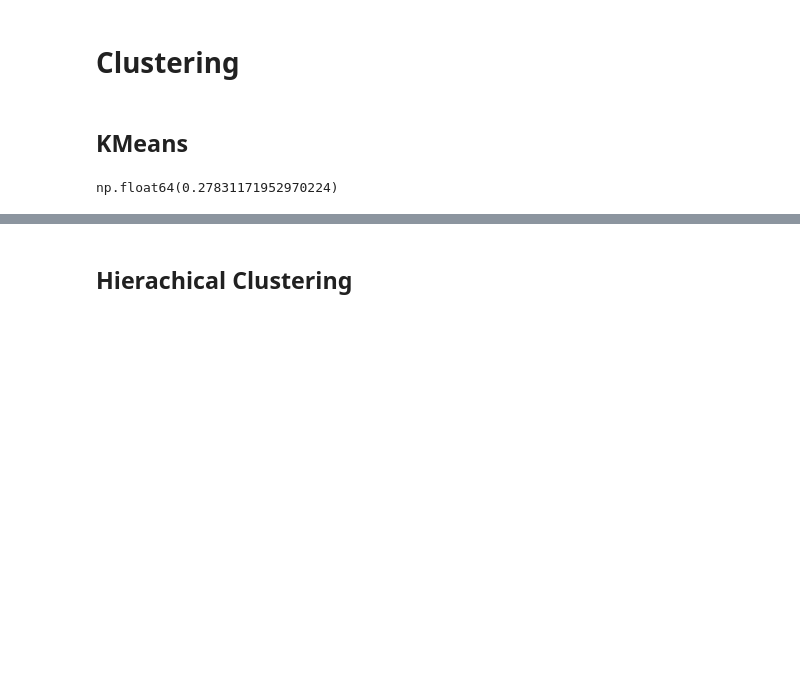
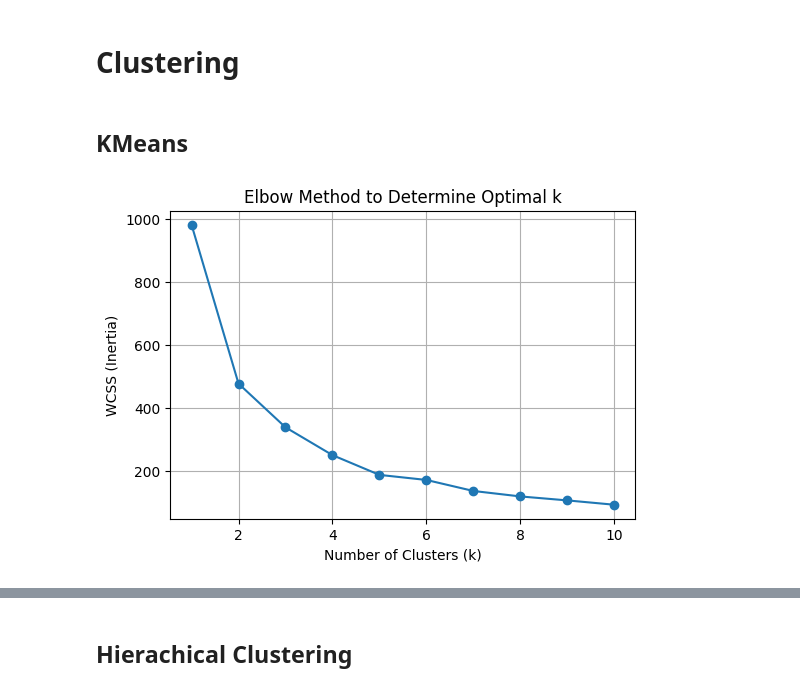
Before and after one commit to alhussienhazem/country-clustering-analysis, a Jupyter notebook: AlhussienHazem_Task_6.ipynb, the cells around one changed output, grey strips where cells are left out. Saved outputs shown, nothing was run; the diff lists cells and outputs as text; code cells hidden in the pictures; blank space fills up the shorter version.

Commit message:
Enhanced clustering analysis with DBSCAN, improved preprocessing, and comprehensive evaluation

```diff
--- a/AlhussienHazem_Task_6.ipynb
+++ b/AlhussienHazem_Task_6.ipynb
@@ -233,4 +256,4 @@ X_train, X_test, Y_train, Y_test = train_test_split(x, y, test_size = 0.2, rando
 # %%
 from sklearn.preprocessing import StandardScaler
 scaler = StandardScaler()
-X_scaled = scaler.fit_transform(data)
+scaled_data = scaler.fit_transform(data)
@@ -237,3 +262,7 @@ X_scaled = scaler.fit_transform(data)
+# %%
+from sklearn.decomposition import PCA
+pca_model = PCA(n_components=2)
+pca_data = pca_model.fit_transform(scaled_data)
 # %% [markdown]
 # **Clustering**
 # %% [markdown]
@@ -245,5 +270,19 @@ clusters = kmeans.fit_predict(X_scaled)
-# %%
-from sklearn.metrics import silhouette_score
-silhouette_score(X_scaled, clusters)
-# %% [output]
-np.float64(0.27831171952970224)
+# %%
+from sklearn.cluster import KMeans
+
+wcss_elbow = []
+
+for k in range(1, 11):
+    kmeans_model = KMeans(n_clusters=k, random_state=42)
+    kmeans_model.fit(pca_data)
+    wcss_elbow.append(kmeans_model.inertia_)
+
+plt.figure(figsize=(6, 4))
+plt.plot(range(1, 11), wcss_elbow, marker='o')
+plt.title('Elbow Method to Determine Optimal k')
+plt.xlabel('Number of Clusters (k)')
+plt.ylabel('WCSS (Inertia)')
+plt.grid(True)
+plt.show()
+# %% [output]
+[figure, added]
```
Also changed, not shown: parts of 44 cells of this notebook, 2 other files.
